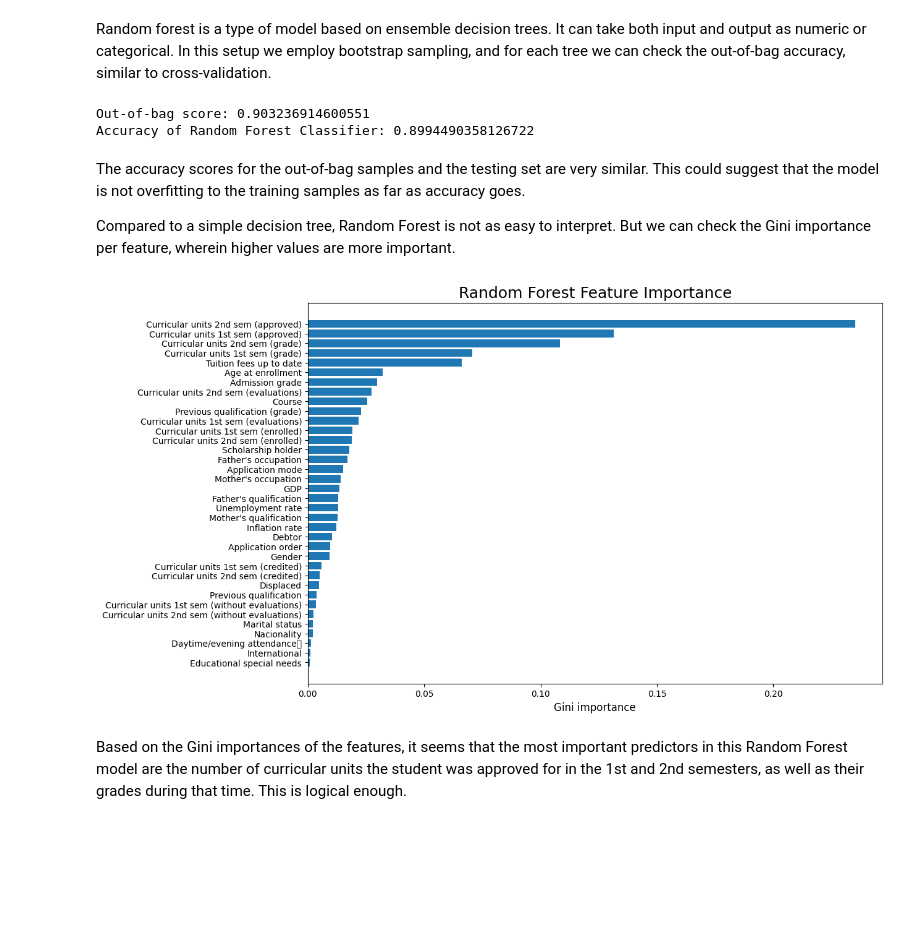
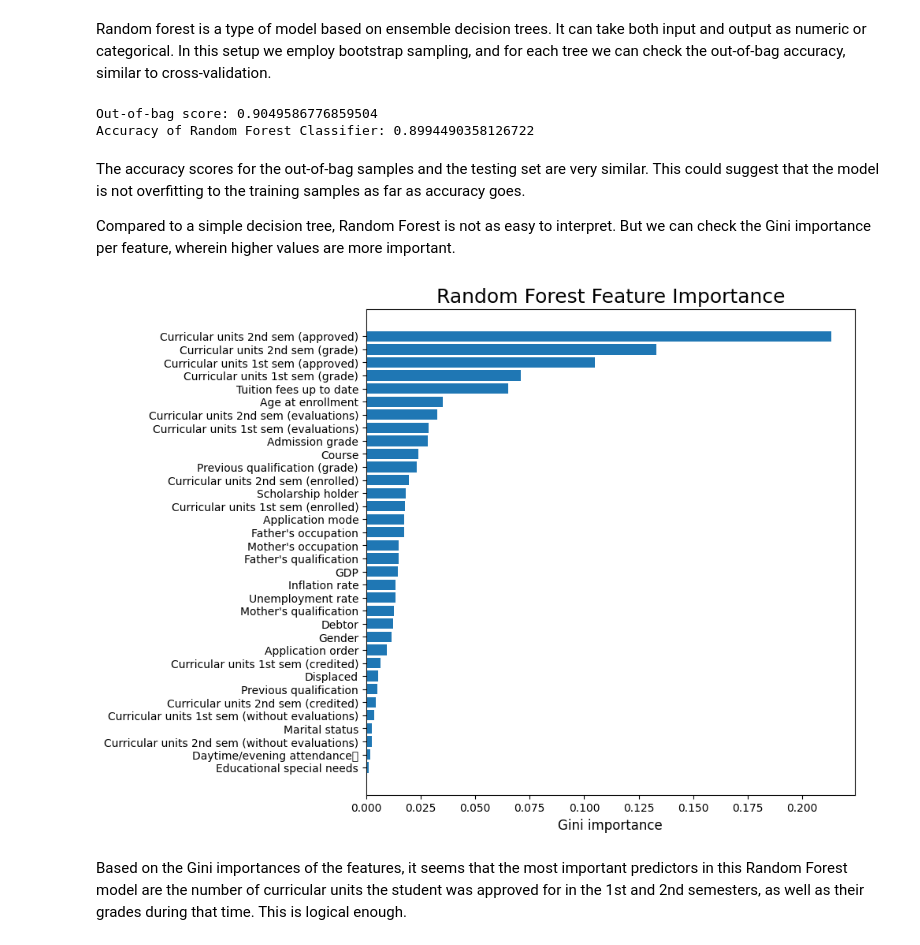
Before and after one commit to hiamoreena/DAT-401-Project-2, a Jupyter notebook: academic_success_dataset_json.ipynb, the cells around one changed output. Cells and saved outputs as stored; diff of their text form; code cells hidden in the pictures; blank space fills up the shorter version.

```diff
--- a/academic_success_dataset_json.ipynb
+++ b/academic_success_dataset_json.ipynb
@@ -99,0 +120,6 @@ Nacionality
+# %%
+# drop Nacionality and International columns from df
+df = df.drop(columns = ["Nacionality", "International"])
+
+# sanity check
+print("New dimensions of the dataframe:",df.shape)
@@ -181,7 +213,7 @@ rf_pred = random_forest.predict(X_test_std)
 # evaluate the model
 print("Accuracy of Random Forest Classifier:", accuracy_score(y_test, rf_pred))
 # %% [output]
-Out-of-bag score: 0.903236914600551
+Out-of-bag score: 0.9049586776859504
 Accuracy of Random Forest Classifier: 0.8994490358126722
 # %% [markdown]
 The accuracy scores for the out-of-bag samples and the testing set are very similar. This could suggest that the model is not overfitting to the training samples as far as accuracy goes.
@@ -193,13 +225,13 @@ feature_importance = random_forest.feature_importances_
 feature_importance_df = pd.DataFrame({"Features": X_train.columns, "Importance": feature_importance}).sort_values("Importance", ascending = True)
 # %%
 # graph importances
-plt.figure(figsize = (12,8))
+plt.figure(figsize = (8,8))
 plt.barh(y = feature_importance_df["Features"], width = feature_importance_df["Importance"], height = .8)
 plt.title("Random Forest Feature Importance", fontsize = 18)
 plt.xlabel("Gini importance", fontsize = 12)
 plt.show()
 # %% [output]
-[figure, old version]
+[figure, new version]
 # %% [markdown]
 Based on the Gini importances of the features, it seems that the most important predictors in this Random Forest model are the number of curricular units the student was approved for in the 1st and 2nd semesters, as well as their grades during that time. This is logical enough.
 # %%
```
Also changed, not shown: parts of 6 cells of this notebook.
